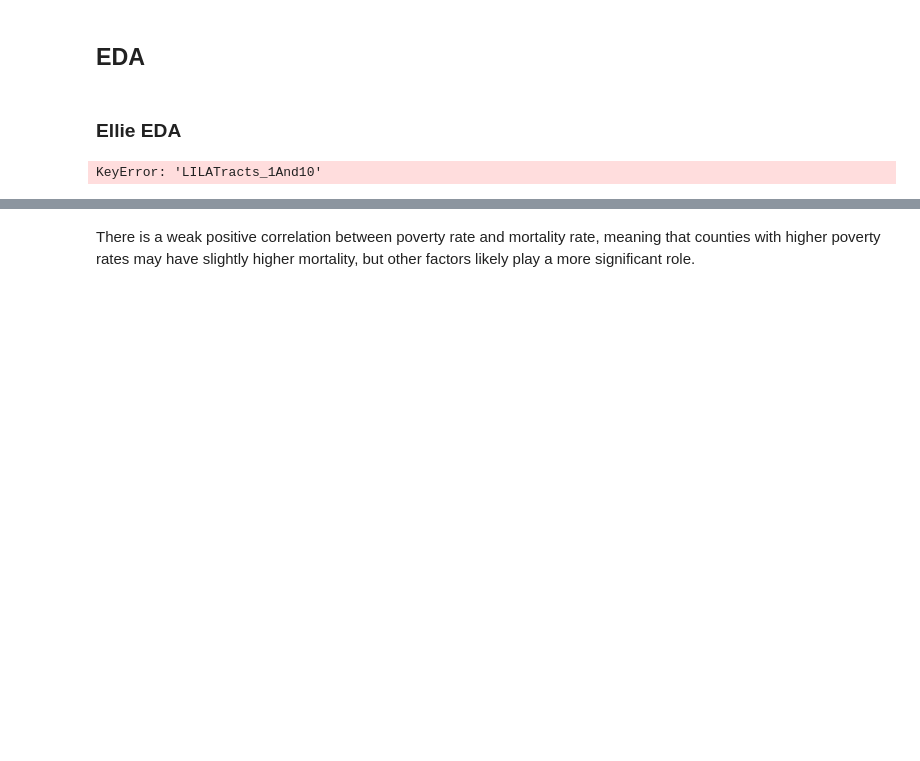
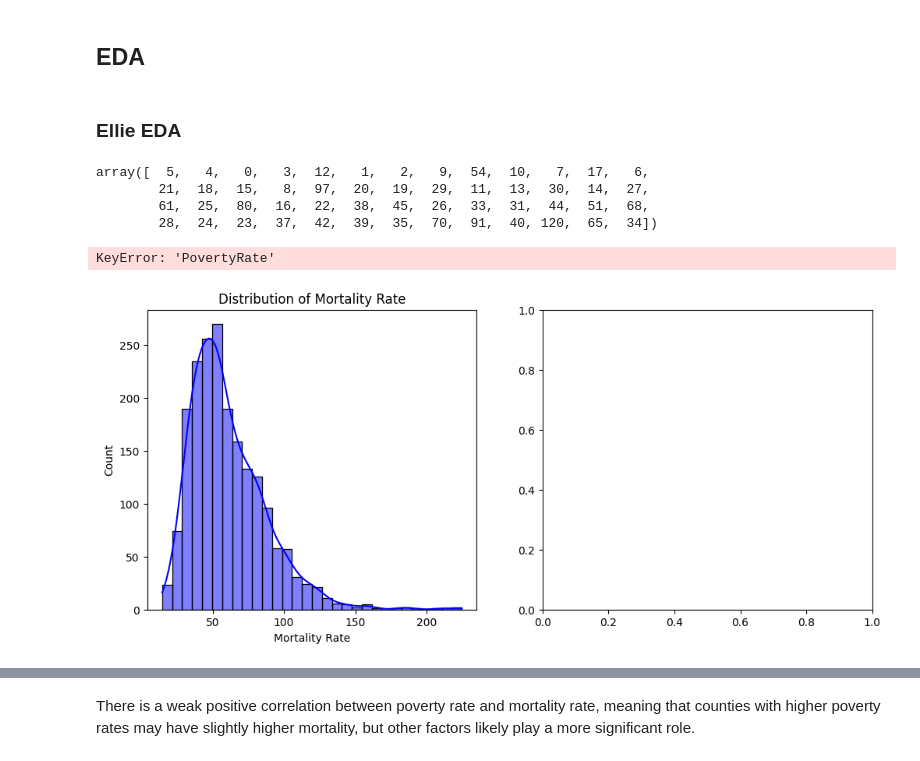
Before and after one commit to marklee4823/math189_project, a Jupyter notebook: Notebook.ipynb, the cells around one changed output, grey strips where cells are left out. Saved outputs shown, nothing was run; the diff lists cells and outputs as text; code cells hidden in the pictures; blank space fills up the shorter version.

```diff
--- a/Notebook.ipynb
+++ b/Notebook.ipynb
@@ -391,28 +391,33 @@ mortality_rate
 # %% [markdown]
 ### Ellie EDA
 # %%
-df_merged.columns.to_list()
-df_merged['LILATracts_1And10'].unique()
-# df_merged['mortality_rate'] = df_merged['Deaths'] / df_merged['Population'] * 100000
+df_cleaned.columns.to_list()
+df_cleaned['total_LILATracts_1And10'].unique()
 # %% [output]
-KeyError: 'LILATracts_1And10'
+array([  5,   4,   0,   3,  12,   1,   2,   9,  54,  10,   7,  17,   6,
+        21,  18,  15,   8,  97,  20,  19,  29,  11,  13,  30,  14,  27,
+        61,  25,  80,  16,  22,  38,  45,  26,  33,  31,  44,  51,  68,
+        28,  24,  23,  37,  42,  39,  35,  70,  91,  40, 120,  65,  34])
 # %%
 plt.figure(figsize=(12, 5))
 
 # mortality rate
 plt.subplot(1, 2, 1)
-sns.histplot(df_merged['mortality_rate'], bins=30, kde=True, color="blue")
+sns.histplot(df_cleaned['mortality_rate'], bins=30, kde=True, color="blue")
 plt.xlabel("Mortality Rate")
 plt.ylabel("Count")
 plt.title("Distribution of Mortality Rate")
 
 # poverty rate
 plt.subplot(1, 2, 2)
-sns.histplot(df_merged['PovertyRate'], bins=30, kde=True, color="red")
+sns.histplot(df_cleaned['PovertyRate'], bins=30, kde=True, color="red")
 plt.xlabel("Poverty Rate (%)")
 plt.ylabel("Count")
 plt.title("Distribution of Poverty Rate")
 
 plt.tight_layout()
 plt.show()
+# %% [output]
+KeyError: 'PovertyRate'
+[figure, added]
 # %%
```
Also changed, not shown: parts of 10 cells of this notebook.
